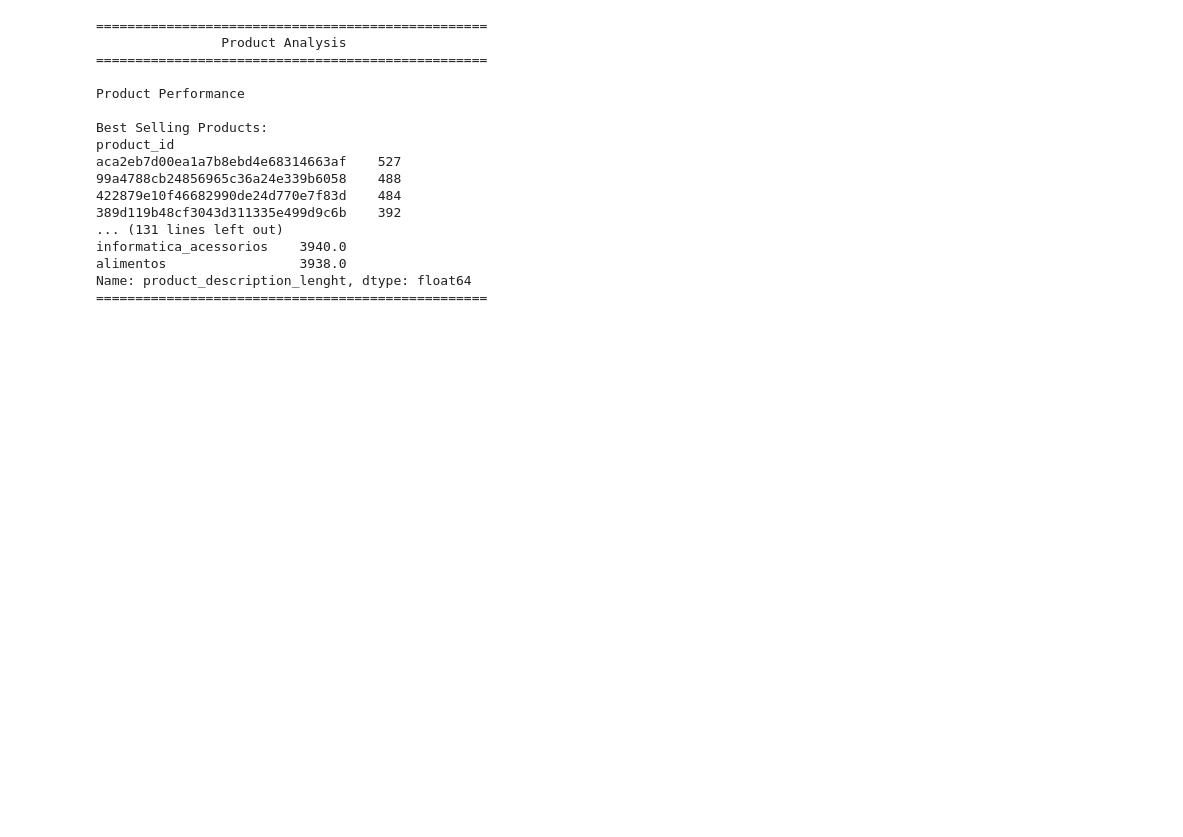
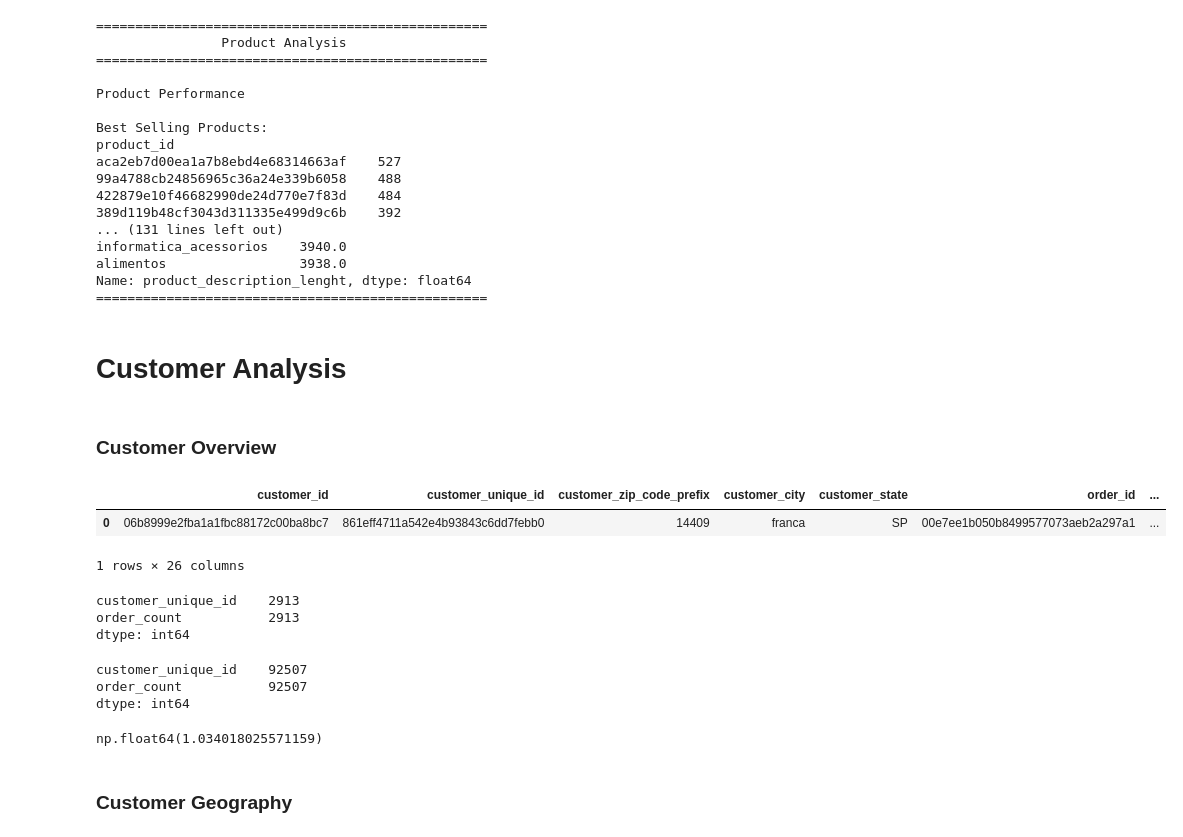
Before and after one commit to Rayyan-2205/ecommerce-sales-analytics, a Jupyter notebook: notebook/analysis.ipynb, the cells around one changed output. Cells and saved outputs as stored; diff of their text form; code cells hidden in the pictures; blank space fills up the shorter version.

Commit message:
completed customer analysis

```diff
--- a/notebook/analysis.ipynb
+++ b/notebook/analysis.ipynb
@@ -1157,3 +1157,13 @@ informatica_acessorios    3940.0
 alimentos                 3938.0
 Name: product_description_lenght, dtype: float64
 ==================================================
+# %% [markdown]
+# Customer Analysis
+# %% [markdown]
+### Customer Overview
+# %%
+master_df.head(1)
+# %% [output]
+|  | customer_id | customer_unique_id | customer_zip_code_prefix | customer_city | customer_state | order_id | ... |
+| 0 | 06b8999e2fba1a1fbc88172c00ba8bc7 | 861eff4711a542e4b93843c6dd7febb0 | 14409 | franca | SP | 00e7ee1b050b8499577073aeb2a297a1 | ... |
+1 rows × 26 columns
@@ -1159,0 +1172,27 @@ Name: product_description_lenght, dtype: float64
+# %%
+def returning_customers(df):
+    return df[df['order_count'] > 1].sort_values(by='order_count',ascending=False).count()
+
+returning_customers(temp_df)
+# %% [output]
+customer_unique_id    2913
+order_count           2913
+dtype: int64
+# %%
+def one_time_customer(df):
+    return df[df['order_count'] == 1].sort_values(by='order_count',ascending=False).count()
+
+one_time_customer(temp_df)
+# %% [output]
+customer_unique_id    92507
+order_count           92507
+dtype: int64
+# %%
+def average_orders_per_customer(df):
+    return df['order_count'].sum() / df['customer_unique_id'].count()
+
+average_orders_per_customer(temp_df)
+# %% [output]
+np.float64(1.034018025571159)
+# %% [markdown]
+### Customer Geography
```
Also changed, not shown: parts of 8 cells of this notebook, 1 other file.
